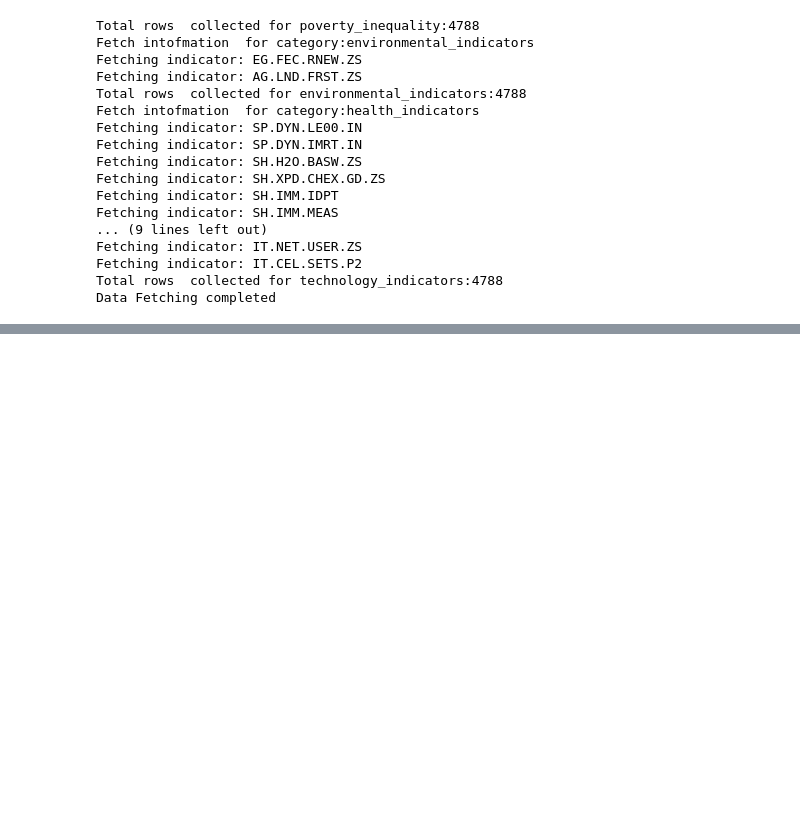
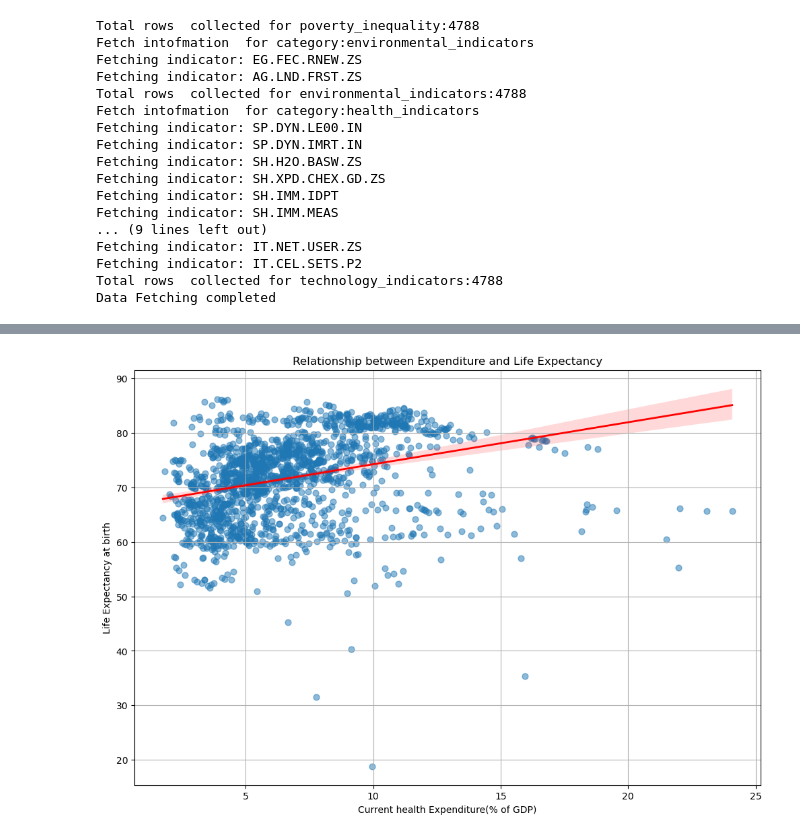
Before and after one commit to Rcloud173/real-world-data-analytics, a Jupyter notebook: GlobePulse Analytics/main.ipynb, the cells around one changed output, grey strips where cells are left out. Cells and saved outputs as stored; diff of their text form; code cells hidden in the pictures; blank space fills up the shorter version.

```diff
--- a/GlobePulse Analytics/main.ipynb
+++ b/GlobePulse Analytics/main.ipynb
@@ -327,0 +357,19 @@ trade.to_csv("trade.csv")
+# %%
+df_pivot= health.pivot(index=["country_value", "year"], columns="indicator_name", values="value").reset_index()
+
+plt.figure(figsize=(12,8), facecolor="none")
+
+ax=sns.regplot(data=df_pivot,
+               x="Current health expenditure (% of GDP)",
+               y="Life expectancy at birth, total (years)",
+               scatter_kws= {"alpha":0.5, "s":40},
+               line_kws={"color":"red","lw":2}
+               )
+
+plt.title("Relationship between Expenditure and Life Expectancy")
+plt.xlabel("Current health Expenditure(% of GDP)")
+plt.ylabel("Life Expectancy at birth")
+plt.grid(True)
+plt.show()
+# %% [output]
+[figure, added]
```
Also changed, not shown: parts of 6 cells of this notebook, 1 other file.
